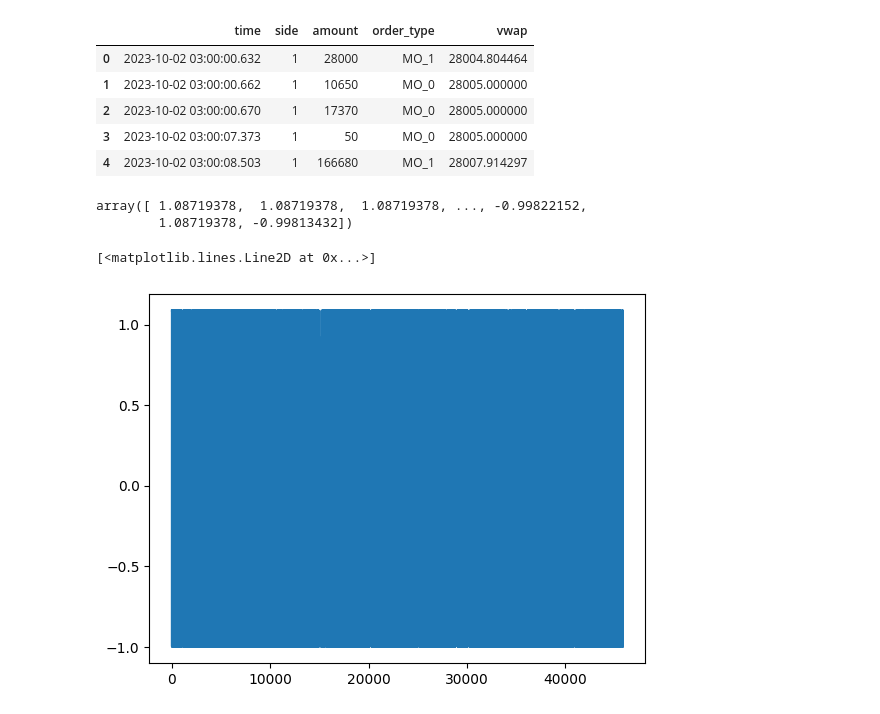
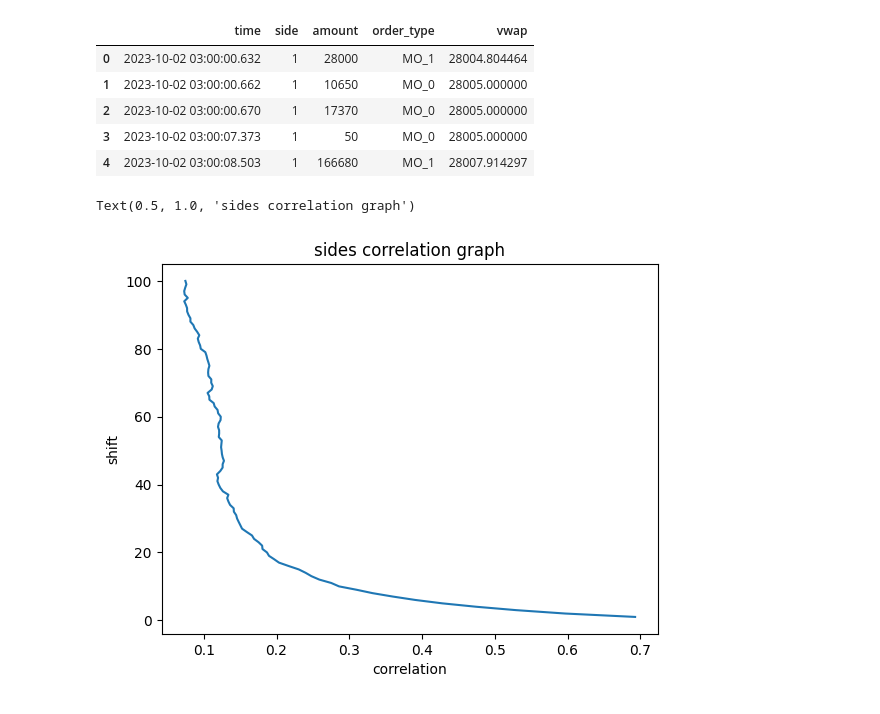
Before and after one commit to Kasymkhankhubiyev/Sirius-Uni, a Jupyter notebook: HighFrequencyTrading/Deribit_Trading.ipynb, the cells around one changed output. Saved outputs shown, nothing was run; the diff lists cells and outputs as text; code cells hidden in the pictures.

```diff
--- a/HighFrequencyTrading/Deribit_Trading.ipynb
+++ b/HighFrequencyTrading/Deribit_Trading.ipynb
@@ -201,14 +210,17 @@ new_df.head()
 # %%
 side = new_df['side'].to_numpy()
 # %%
-shift = 2
-corr = (side[:-shift] - np.mean(side[:-shift]))*(side[shift:] - np.mean(side[shift:]))
-corr
+shifts = []
+corrs = []
+for shift in range(1, 101):
+    shifts.append(shift)
+    corr = ((side[:-shift] - np.mean(side[:-shift]))*(side[shift:] - np.mean(side[shift:]))).mean()
+    corrs.append(corr)
-# %% [output]
-array([ 1.08719378,  1.08719378,  1.08719378, ..., -0.99822152,
-        1.08719378, -0.99813432])
 # %%
-plt.plot(np.arange(len(side[shift:])), corr)
+plt.plot(corrs, shifts)
+plt.xlabel('correlation')
+plt.ylabel('shift')
+plt.title('sides correlation graph')
 # %% [output]
-[<matplotlib.lines.Line2D at 0x...>]
+Text(0.5, 1.0, 'sides correlation graph')
-[figure, old version]
+[figure, new version]
```
Also changed, not shown: parts of 22 cells of this notebook, 3 other files.
